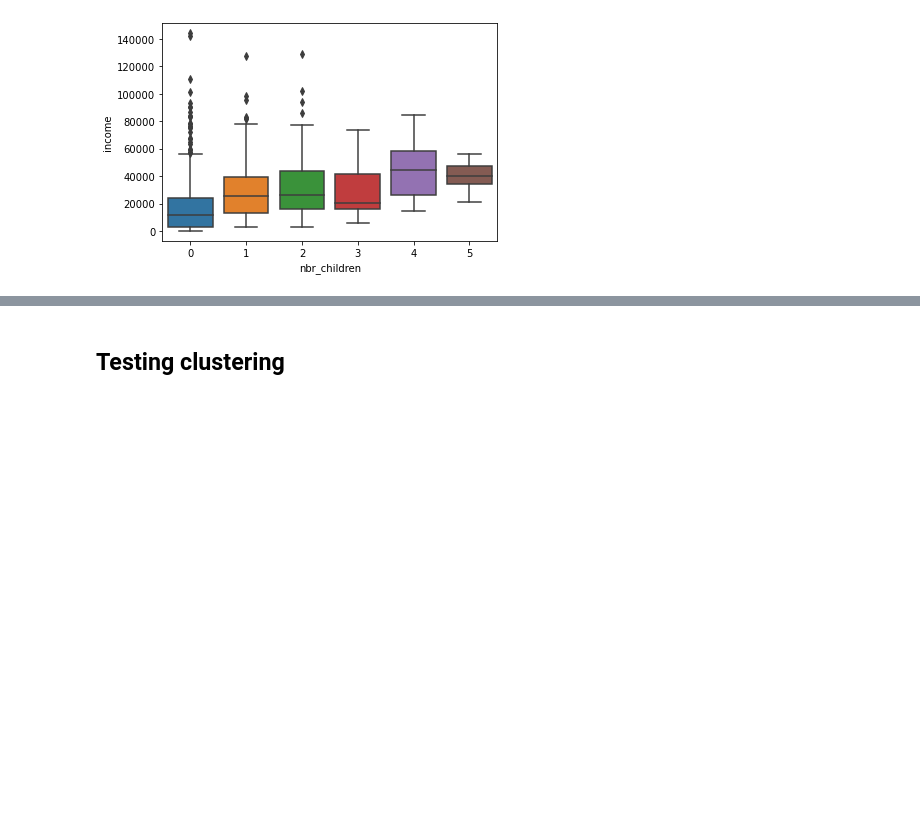
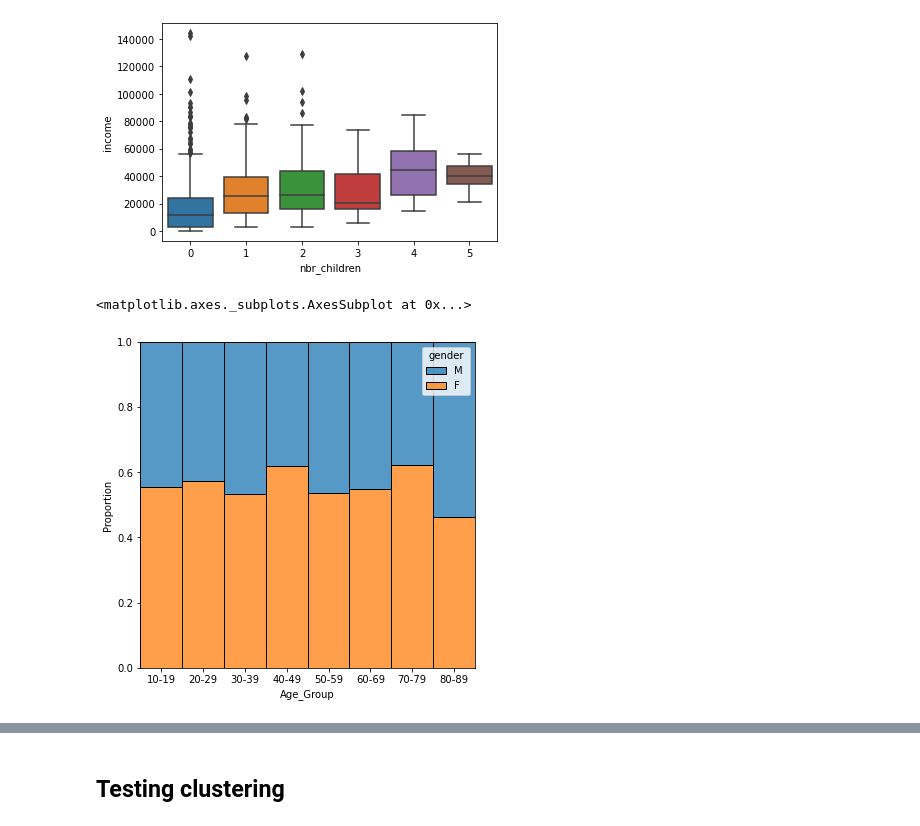
Before and after one commit to MudSnail/Mini-Project3, a Jupyter notebook: Demographics.ipynb, the cells around one changed output, grey strips where cells are left out. Cells and saved outputs as stored; diff of their text form; code cells hidden in the pictures; blank space fills up the shorter version.

```diff
--- a/Demographics.ipynb
+++ b/Demographics.ipynb
@@ -124,3 +123,11 @@ sns.boxplot(x="nbr_children", y = "income", data = customer)
 # %% [output]
 <matplotlib.axes._subplots.AxesSubplot at 0x...>
 [figure]
+# %%
+#Proportion of male/female per age group
+plt.figure(figsize=(6,6))
+groups=['M','F']
+sns.histplot(data=customer, x = 'Age_Group',stat='proportion', hue='gender', multiple='fill', discrete=True, bins=groups)
+# %% [output]
+<matplotlib.axes._subplots.AxesSubplot at 0x...>
+[figure, added]
```
Also changed, not shown: parts of 11 cells of this notebook, 1 other file.
